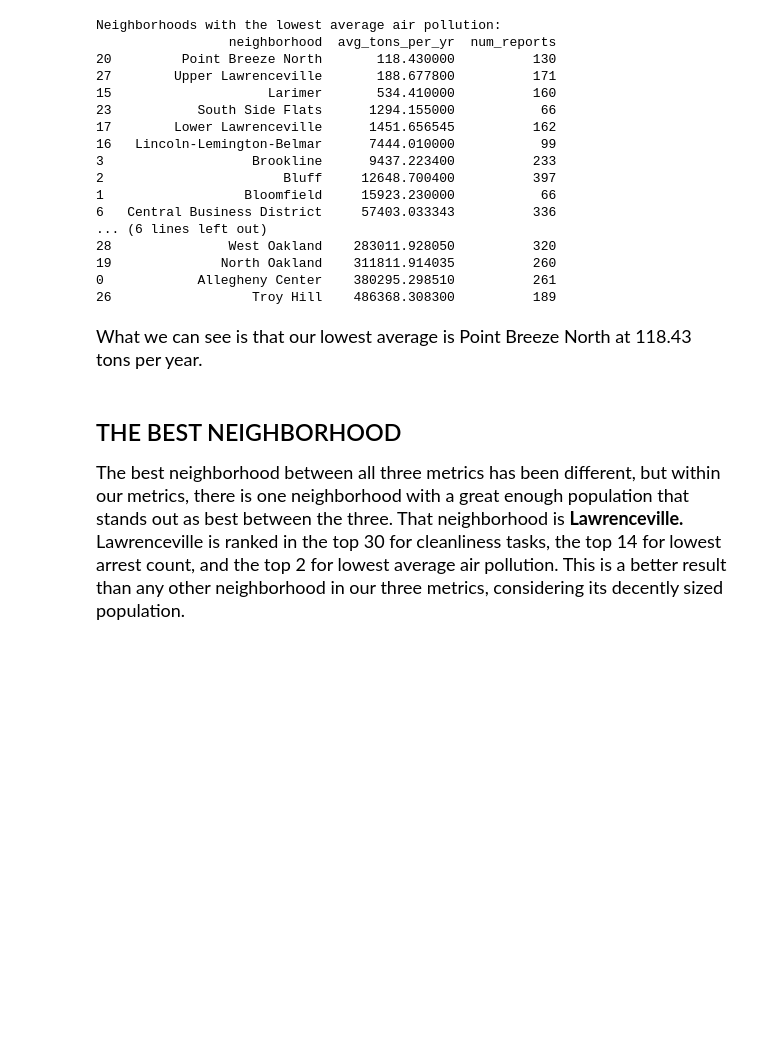
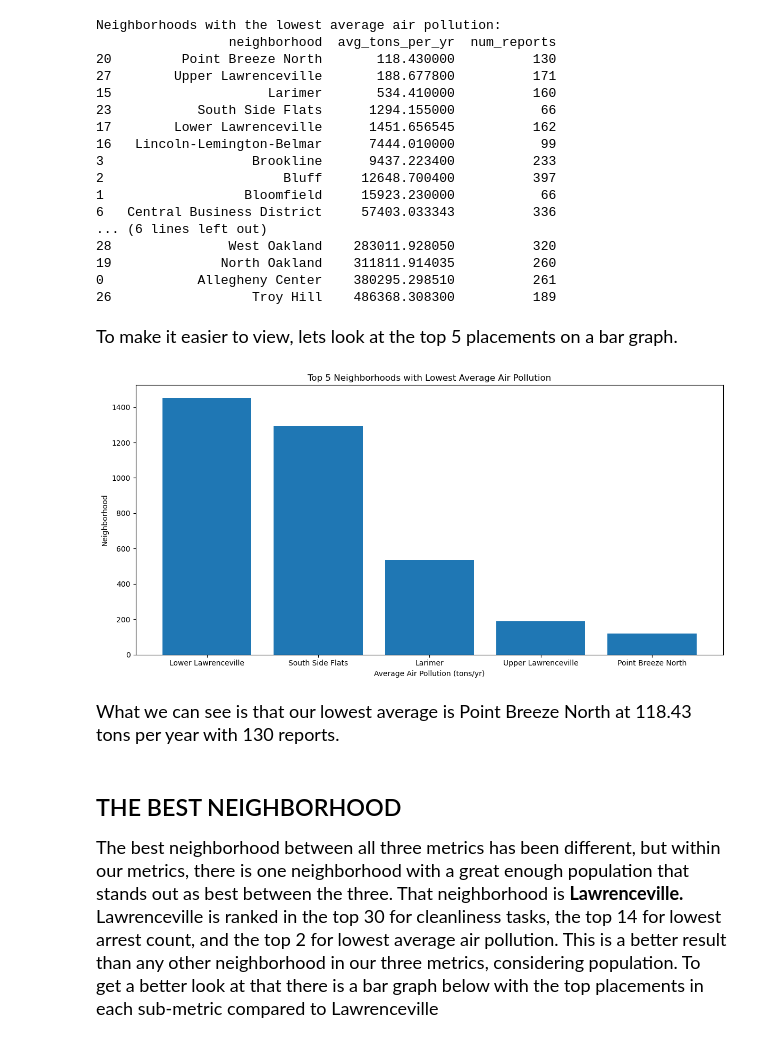
Before and after one commit to MasonKaing/best-neighborhood, a Jupyter notebook: BestNeighborhood.ipynb, the cells around one changed output. Cells and saved outputs as stored; diff of their text form; code cells hidden in the pictures; blank space fills up the shorter version.

```diff
--- a/BestNeighborhood.ipynb
+++ b/BestNeighborhood.ipynb
@@ -191,9 +195,26 @@ Neighborhoods with the lowest average air pollution:
 19              North Oakland    311811.914035          260
 0            Allegheny Center    380295.298510          261
 26                  Troy Hill    486368.308300          189
+# %% [markdown]
+<font size="4">To make it easier to view, lets look at the top 5 placements on a bar graph.</font>
+# %%
+top_5_lowest = neighborhood_stats_sorted.head(5)
+plt.figure(figsize=(12, 6))
+plt.bar(
+    top_5_lowest['neighborhood'].iloc[::-1],
+    top_5_lowest['avg_tons_per_yr'].iloc[::-1]
+)
+plt.xlabel('Average Air Pollution (tons/yr)')
+plt.ylabel('Neighborhood')
+plt.title('Top 5 Neighborhoods with Lowest Average Air Pollution')
+plt.xticks(rotation=0)
+plt.tight_layout()
+plt.show()
+# %% [output]
+[figure, added]
 # %% [markdown]
-<font size = "4">What we can see is that our lowest average is Point Breeze North at 118.43 tons per year. </font>
+<font size = "4">What we can see is that our lowest average is Point Breeze North at 118.43 tons per year with 130 reports. </font>
 # %% [markdown]
 ## THE BEST NEIGHBORHOOD
 
-<font size="4">The best neighborhood between all three metrics has been different, but within our metrics, there is one neighborhood with a great enough population that stands out as best between the three. That neighborhood is **Lawrenceville.** Lawrenceville is ranked in the top 30 for cleanliness tasks, the top 14 for lowest arrest count, and the top 2 for lowest average air pollution. This is a better result than any other neighborhood in our three metrics, considering its decently sized population.</font>
+<font size="4">The best neighborhood between all three metrics has been different, but within our metrics, there is one neighborhood with a great enough population that stands out as best between the three. That neighborhood is **Lawrenceville.** Lawrenceville is ranked in the top 30 for cleanliness tasks, the top 14 for lowest arrest count, and the top 2 for lowest average air pollution. This is a better result than any other neighborhood in our three metrics, considering population. To get a better look at that there is a bar graph below with the top placements in each sub-metric compared to Lawrenceville</font>
```
Also changed, not shown: parts of 5 cells of this notebook, 1 other file.
